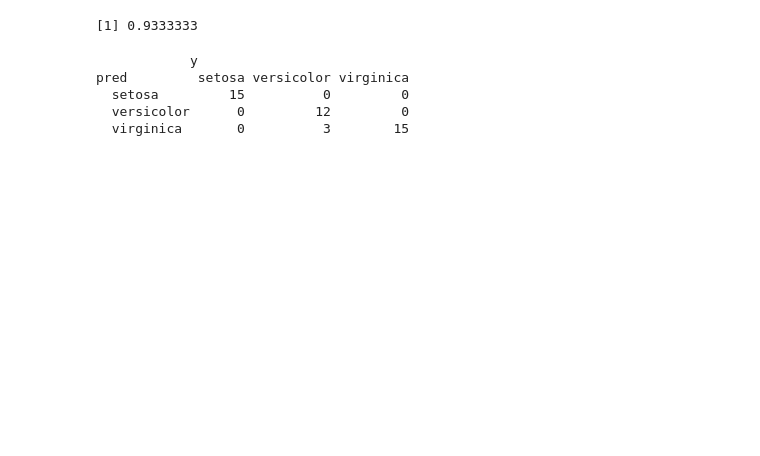
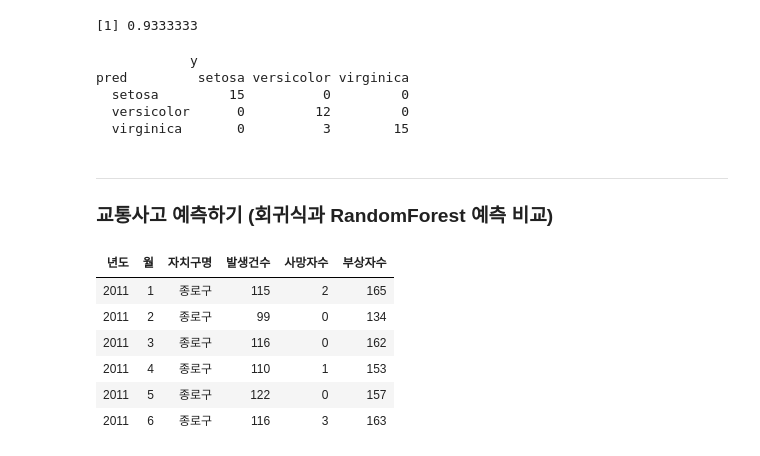
Before and after one commit to monargent0/TJRrrClass, a Jupyter notebook: 19. RandomForest.ipynb, the cells around one changed output. Cells and saved outputs as stored; diff of their text form; code cells hidden in the pictures; blank space fills up the shorter version.

```diff
--- a/19. RandomForest.ipynb
+++ b/19. RandomForest.ipynb
@@ -32,3 +33,17 @@ pred         setosa versicolor virginica
   setosa         15          0         0
   versicolor      0         12         0
   virginica       0          3        15
+# %% [markdown]
+---
+### 교통사고 예측하기 (회귀식과 RandomForest 예측 비교)
+# %%
+seoul <- read.csv("../Data/newSeoul2019.csv")
+head(seoul)
+# %% [output]
+| 년도 | 월 | 자치구명 | 발생건수 | 사망자수 | 부상자수 |
+| 2011 | 1 | 종로구 | 115 | 2 | 165 |
+| 2011 | 2 | 종로구 | 99 | 0 | 134 |
+| 2011 | 3 | 종로구 | 116 | 0 | 162 |
+| 2011 | 4 | 종로구 | 110 | 1 | 153 |
+| 2011 | 5 | 종로구 | 122 | 0 | 157 |
+| 2011 | 6 | 종로구 | 116 | 3 | 163 |
```
Also changed, not shown: parts of 6 cells of this notebook.
